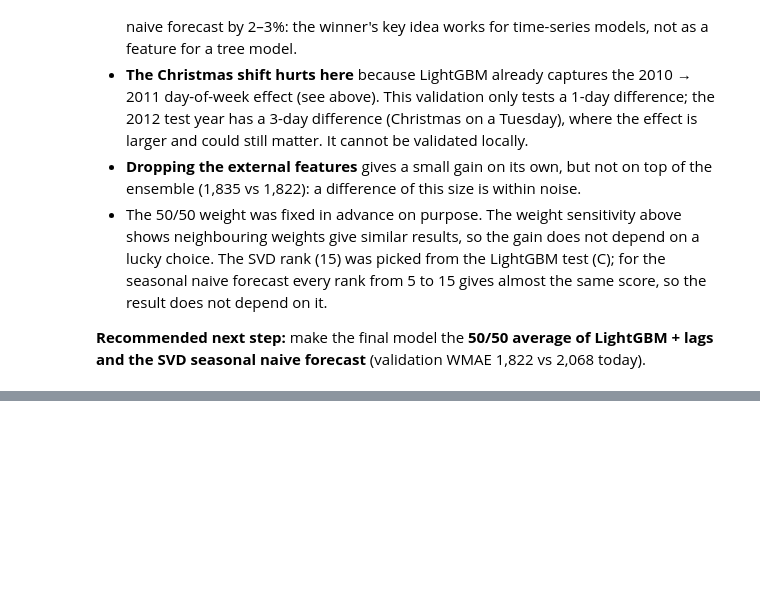
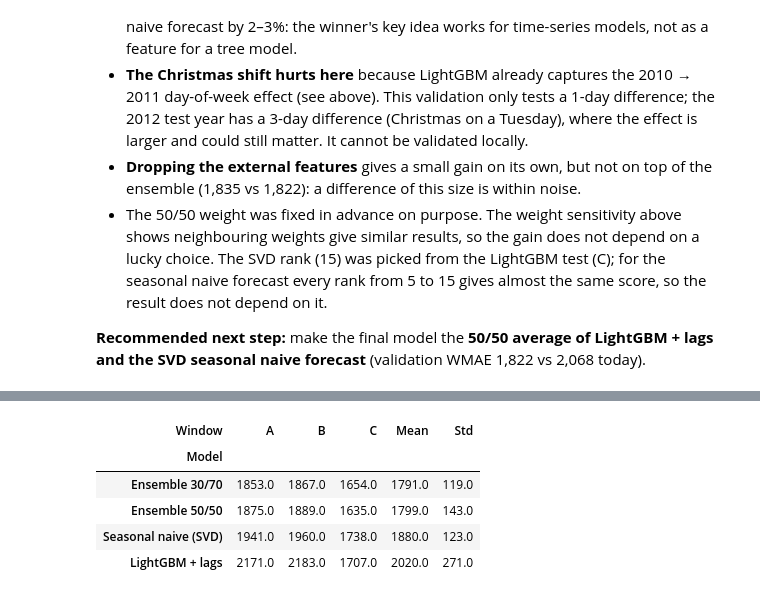
Before and after one commit to kaiokasa/shelfcast, a Jupyter notebook: Notebook_Experiments.ipynb, the cells around one changed output, grey strips where cells are left out. Drawn from its saved outputs; the diff is of its cells as text; code cells hidden in the pictures; blank space fills up the shorter version.

```diff
--- a/Notebook_Experiments.ipynb
+++ b/Notebook_Experiments.ipynb
@@ -780,0 +795,32 @@ Ideas that improved WMAE on their own: ['A', 'D']
+# %%
+from walmart_features import svd_denoise as wf_svd_denoise, predict_ensemble as wf_predict_ensemble
+
+windows = {"A": "2011-07-29", "B": "2011-10-28", "C": "2012-01-27"}
+backtest = []
+for name, cutoff in windows.items():
+    cutoff = pd.Timestamp(cutoff)
+    fold_train = wf_full[wf_full["Date"] <= cutoff]
+    fold_val = wf_full[(wf_full["Date"] > cutoff) &
+                       (wf_full["Date"] <= cutoff + pd.Timedelta(weeks=39))].reset_index(drop=True)
+
+    fold_lag = wf_add_lags(fold_train, history=fold_train)
+    fold_model = make_lgbm_pipeline().fit(fold_lag[WF_FEATURES], fold_lag["Weekly_Sales"])
+    ens, lgbm_p, naive_p = wf_predict_ensemble(fold_model, fold_val, history=fold_train,
+                                               denoised_history=wf_svd_denoise(fold_train))
+
+    y, hol = fold_val["Weekly_Sales"].values, fold_val["IsHoliday"] == 1
+    for model_name, pred in [("LightGBM + lags", lgbm_p), ("Seasonal naive (SVD)", naive_p),
+                             ("Ensemble 50/50", ens), ("Ensemble 30/70", 0.3 * lgbm_p + 0.7 * naive_p)]:
+        backtest.append({"Window": name, "Model": model_name, "WMAE": wmae(y, pred, hol)})
+
+backtest = pd.DataFrame(backtest).pivot(index="Model", columns="Window", values="WMAE")
+backtest["Mean"] = backtest[list(windows)].mean(axis=1)
+backtest["Std"] = backtest[list(windows)].std(axis=1)
+backtest.sort_values("Mean").round(0)
+# %% [output]
+| Window | A | B | C | Mean | Std |
+| Model |  |  |  |  |  |
+| Ensemble 30/70 | 1853.0 | 1867.0 | 1654.0 | 1791.0 | 119.0 |
+| Ensemble 50/50 | 1875.0 | 1889.0 | 1635.0 | 1799.0 | 143.0 |
+| Seasonal naive (SVD) | 1941.0 | 1960.0 | 1738.0 | 1880.0 | 123.0 |
+| LightGBM + lags | 2171.0 | 2183.0 | 1707.0 | 2020.0 | 271.0 |
```
Also changed, not shown: parts of 11 cells of this notebook, 3 other files.
